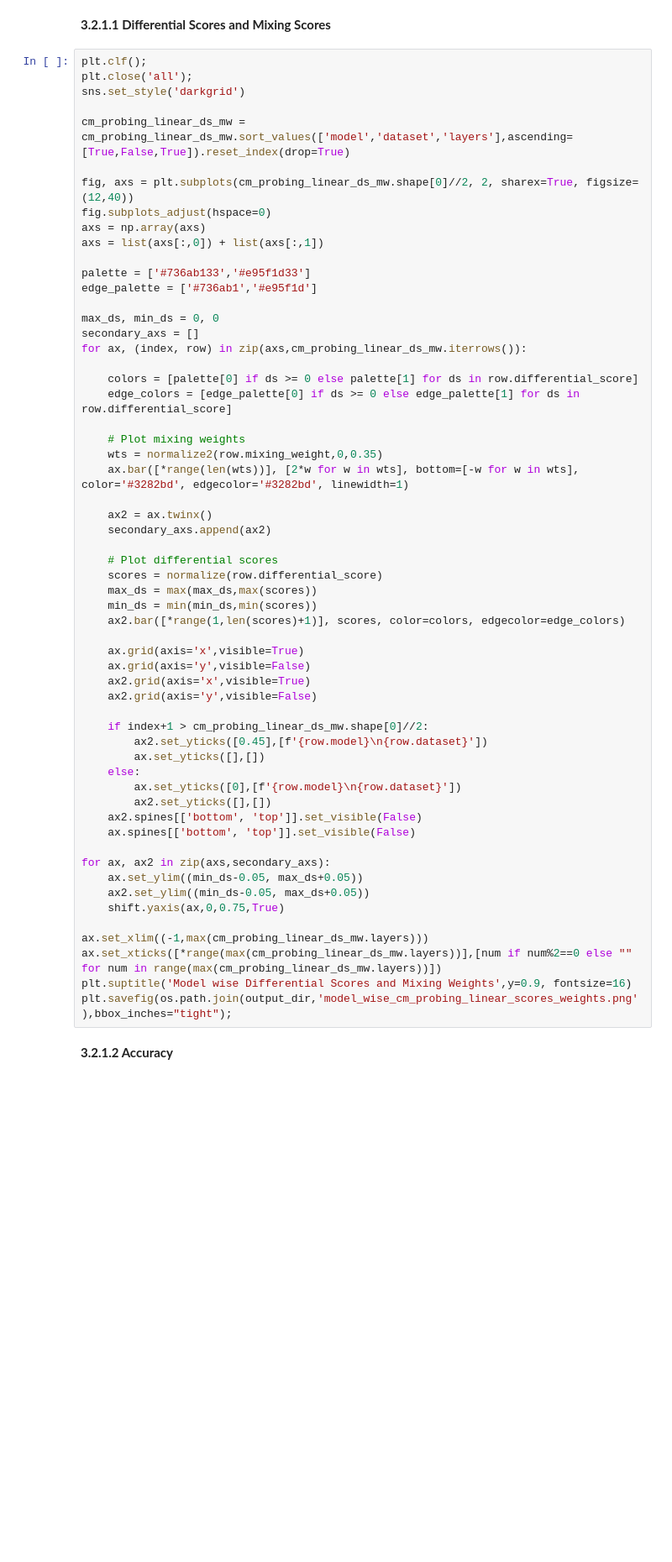
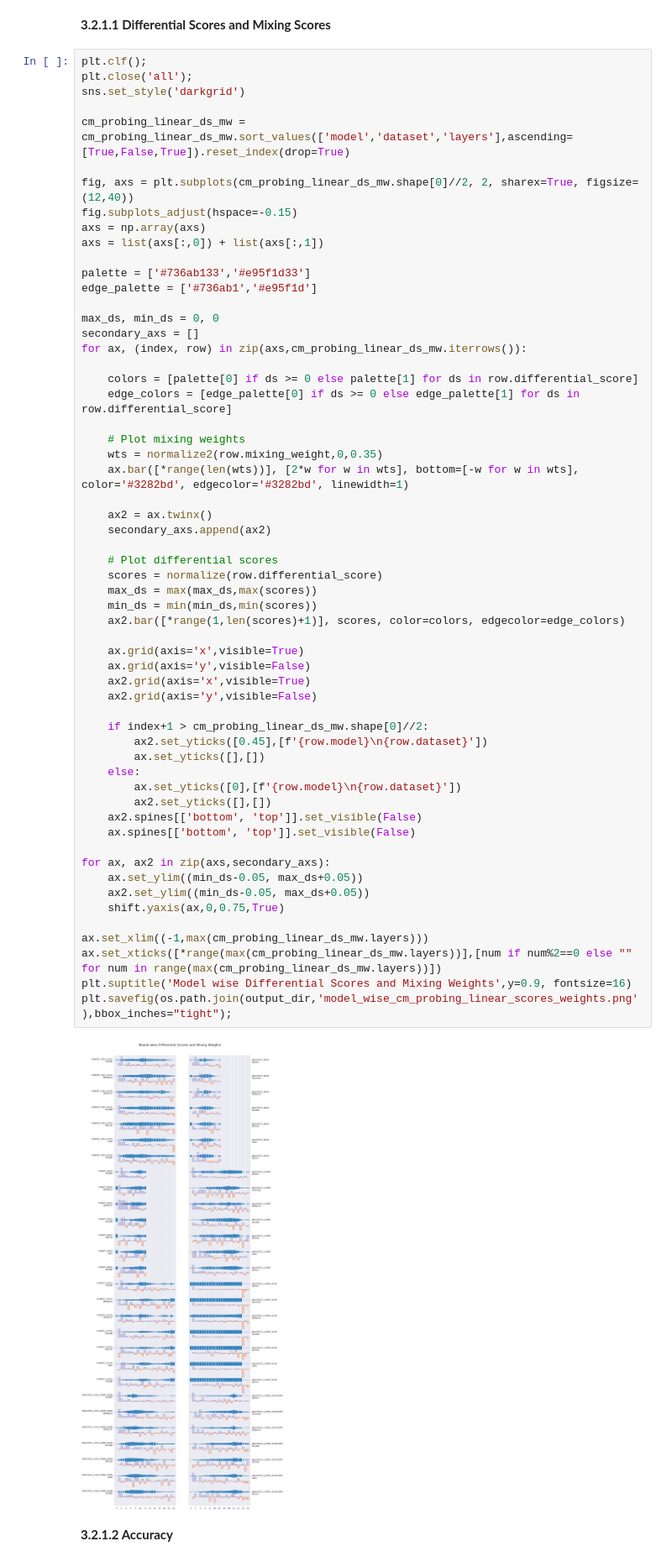
Before and after one commit to 95anantsingh/Decoding-Emotions, a Jupyter notebook: summary.ipynb, the cells around one changed output. Shown at 84% size. Saved outputs shown, nothing was run; the diff lists cells and outputs as text; blank space fills up the shorter version.

```diff
--- a/summary.ipynb
+++ b/summary.ipynb
@@ -806,7 +837,7 @@ sns.set_style('darkgrid')
 cm_probing_linear_ds_mw = cm_probing_linear_ds_mw.sort_values(['model','dataset','layers'],ascending=[True,False,True]).reset_index(drop=True)
 
 fig, axs = plt.subplots(cm_probing_linear_ds_mw.shape[0]//2, 2, sharex=True, figsize=(12,40))
-fig.subplots_adjust(hspace=0)
+fig.subplots_adjust(hspace=-0.15)
 axs = np.array(axs)
 axs = list(axs[:,0]) + list(axs[:,1])
 
@@ -829,33 +860,35 @@ for ax, (index, row) in zip(axs,cm_probing_linear_ds_mw.iterrows()):
 
     # Plot differential scores
     scores = normalize(row.differential_score)
     max_ds = max(max_ds,max(scores))
     min_ds = min(min_ds,min(scores))
     ax2.bar([*range(1,len(scores)+1)], scores, color=colors, edgecolor=edge_colors)
 
     ax.grid(axis='x',visible=True)
     ax.grid(axis='y',visible=False)
     ax2.grid(axis='x',visible=True)
     ax2.grid(axis='y',visible=False)
 
     if index+1 > cm_probing_linear_ds_mw.shape[0]//2:
         ax2.set_yticks([0.45],[f'{row.model}\n{row.dataset}'])
         ax.set_yticks([],[])
     else:
         ax.set_yticks([0],[f'{row.model}\n{row.dataset}'])
         ax2.set_yticks([],[])
     ax2.spines[['bottom', 'top']].set_visible(False)
     ax.spines[['bottom', 'top']].set_visible(False)
 
 for ax, ax2 in zip(axs,secondary_axs):
     ax.set_ylim((min_ds-0.05, max_ds+0.05))
     ax2.set_ylim((min_ds-0.05, max_ds+0.05))
     shift.yaxis(ax,0,0.75,True)
 
 ax.set_xlim((-1,max(cm_probing_linear_ds_mw.layers)))
 ax.set_xticks([*range(max(cm_probing_linear_ds_mw.layers))],[num if num%2==0 else "" for num in range(max(cm_probing_linear_ds_mw.layers))])
 plt.suptitle('Model wise Differential Scores and Mixing Weights',y=0.9, fontsize=16)
 plt.savefig(os.path.join(output_dir,'model_wise_cm_probing_linear_scores_weights.png'),bbox_inches="tight");
+# %% [output]
+[figure, added]
 # %% [markdown]
 **3.2.1.2 Accuracy**
 # %%
```
Also changed, not shown: parts of 8 cells of this notebook, 6 other files.
